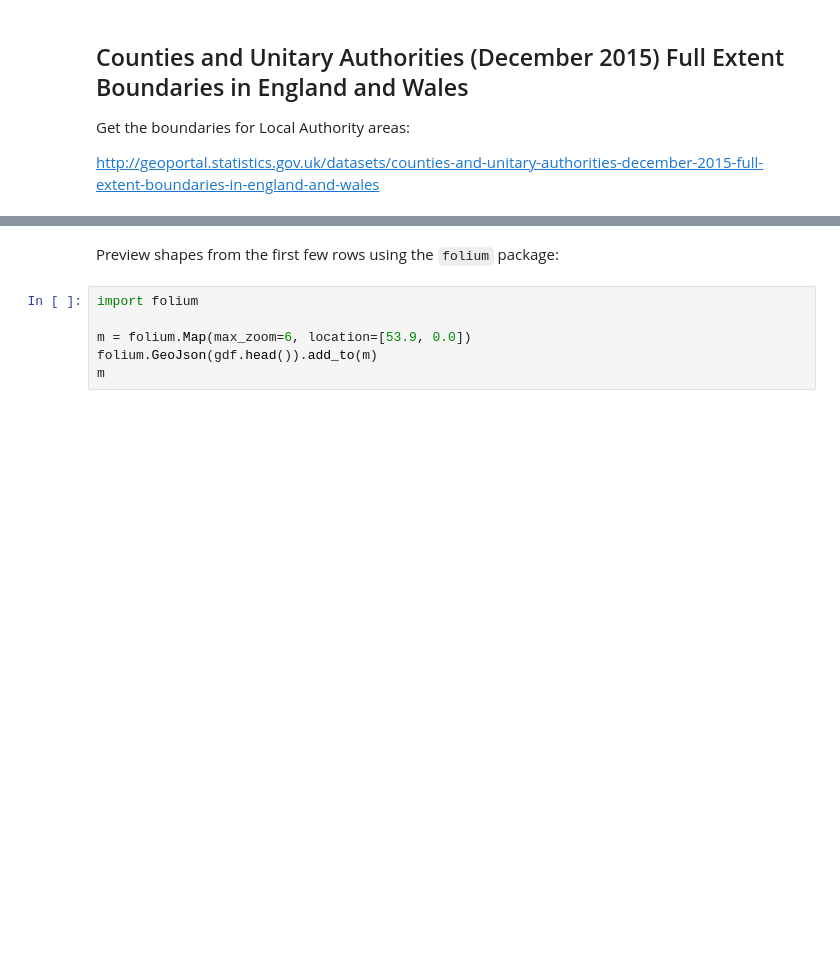
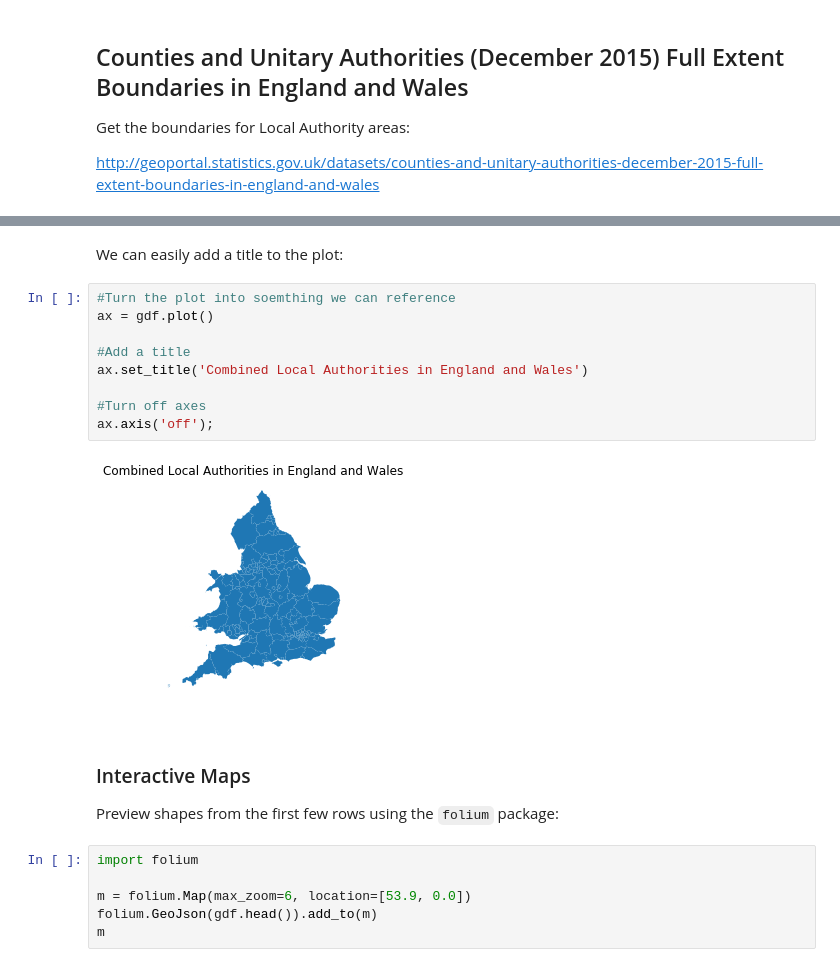
Before and after one commit to ouseful-demos/choropleth-map-demo, a Jupyter notebook: ONS Boundaries-Choropleth Demo.ipynb, the cells around one changed output, grey strips where cells are left out. Cells and saved outputs as stored; diff of their text form; blank space fills up the shorter version.

```diff
--- a/ONS Boundaries-Choropleth Demo.ipynb
+++ b/ONS Boundaries-Choropleth Demo.ipynb
@@ -27,4 +48,19 @@ gdf.head()
+# %% [markdown]
+We can easily add a title to the plot:
+# %%
+#Turn the plot into soemthing we can reference
+ax = gdf.plot()
+
+#Add a title
+ax.set_title('Combined Local Authorities in England and Wales')
+
+#Turn off axes
+ax.axis('off');
+# %% [output]
+[figure, added]
 # %% [markdown]
+### Interactive Maps
+
 Preview shapes from the first few rows using the `folium` package:
 # %%
 import folium
```
Also changed, not shown: parts of 6 cells of this notebook.
